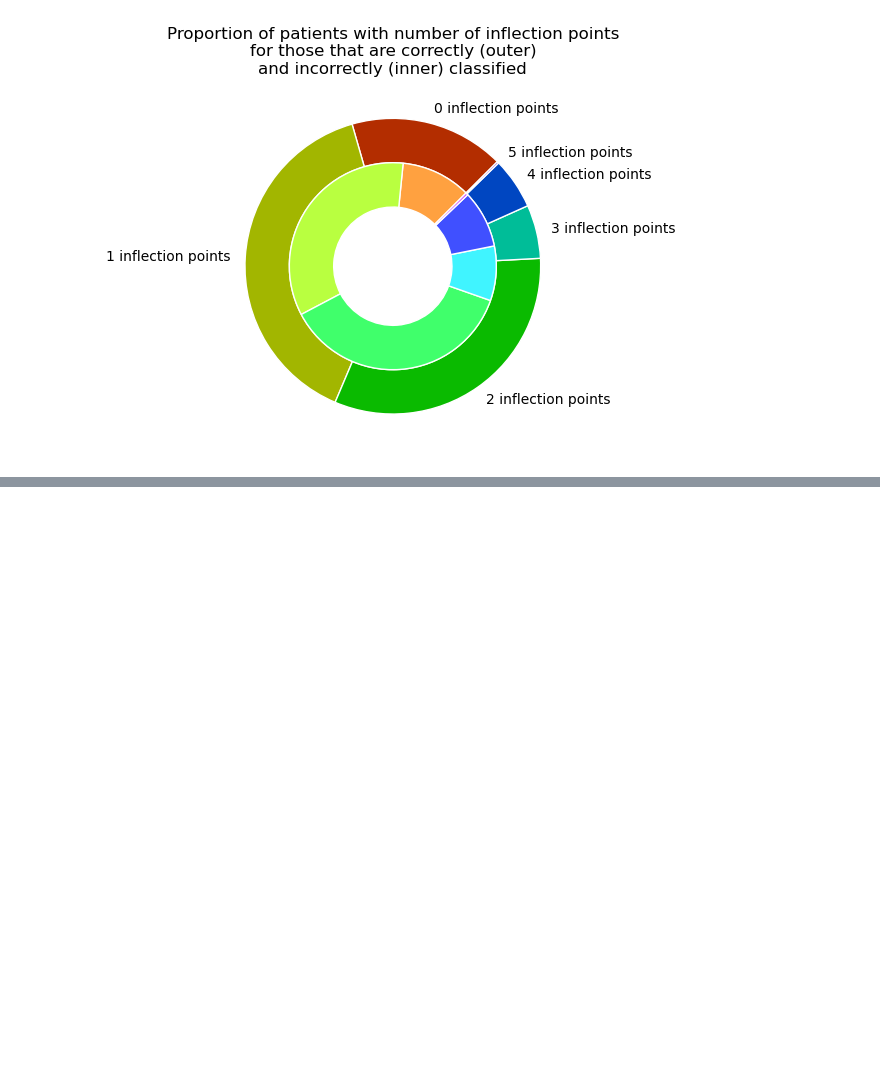
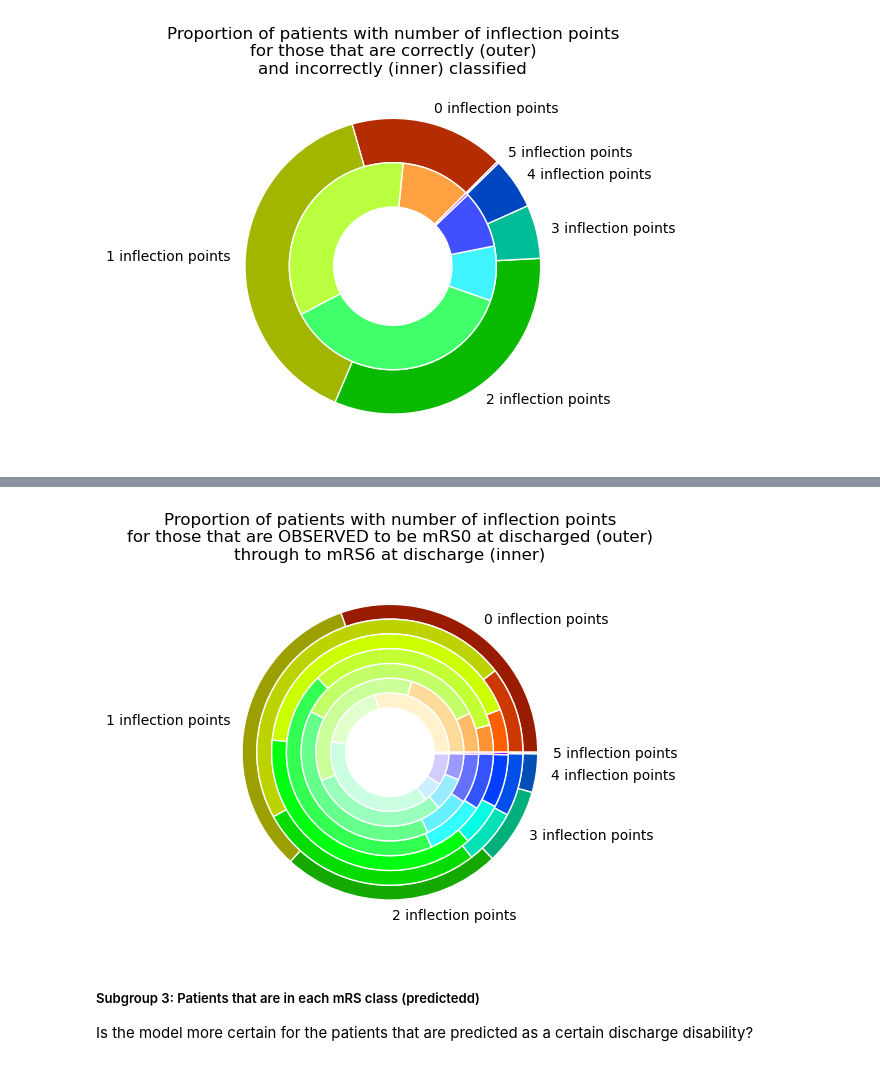
Before and after one commit to samuel-book/stroke_outcome_ml, a Jupyter notebook: xgb_7_features/014_xgb_kfold_all_features_multiclass_probability_pattern.ipynb, the cells around one changed output, grey strips where cells are left out. Drawn from its saved outputs; the diff is of its cells as text; code cells hidden in the pictures; blank space fills up the shorter version.

```diff
--- a/xgb_7_features/014_xgb_kfold_all_features_multiclass_probability_pattern.ipynb
+++ b/xgb_7_features/014_xgb_kfold_all_features_multiclass_probability_pattern.ipynb
@@ -469,0 +451,15 @@ plt.show()
+# %%
+list_patients_class_observed = []
+
+for c in range(n_classes):
+    mask_class = y_test == c
+    patients_class = mask_class.sum()
+    print(f"{patients_class} patients are observed in class {c} "
+        f"({round(patients_class/n_patients*100, 3)}%)")
+    print()
+    print("Results:")
+    list_patients_class = results_overview(n_inflection_points[mask_class])
+    print()
+    print("***")
+    print()
+    list_patients_class_observed.append(list_patients_class)
@@ -469,0 +484,34 @@ plt.show()
+# %%
+fig, ax = plt.subplots()
+
+size = 0.1
+
+max_infection_points = 6
+labels = [(str(i) + " inflection points") for i in range(max_infection_points)]
+list_titles = ["mRS0", "mRS1", "mRS2", "mRS3", "mRS4", "mRS5", "mRS6"]
+
+N = n_classes * 1.2
+M = 7
+cmap = generate_colormap(N*M)
+colour_array = np.arange(max_infection_points)
+
+for c in range(n_classes):
+    colors = cmap(colour_array  + (M * (c + 2)))
+
+    if c == 0:
+       ax.pie(list_patients_class_observed[c], radius=1-(size*c), colors=colors,
+              labels=labels, wedgeprops=dict(width=size, edgecolor='w'))
+    else:
+       ax.pie(list_patients_class_observed[c], radius=1-(size*c), colors=colors,
+              wedgeprops=dict(width=size, edgecolor='w'))
+
+ax.set(aspect="equal",
+       title=('Proportion of patients with number of inflection points\nfor '
+              'those that are OBSERVED to be mRS0 at discharged (outer)\n'
+              'through to mRS6 at discharge (inner)'))
+plt.show()
+# %% [output]
+[figure, added]
+# %% [markdown]
+##### Subgroup 3: Patients that are in each mRS class (predictedd)
+Is the model more certain for the patients that are predicted as a certain discharge disability?
```
Also changed, not shown: parts of 28 cells of this notebook.
